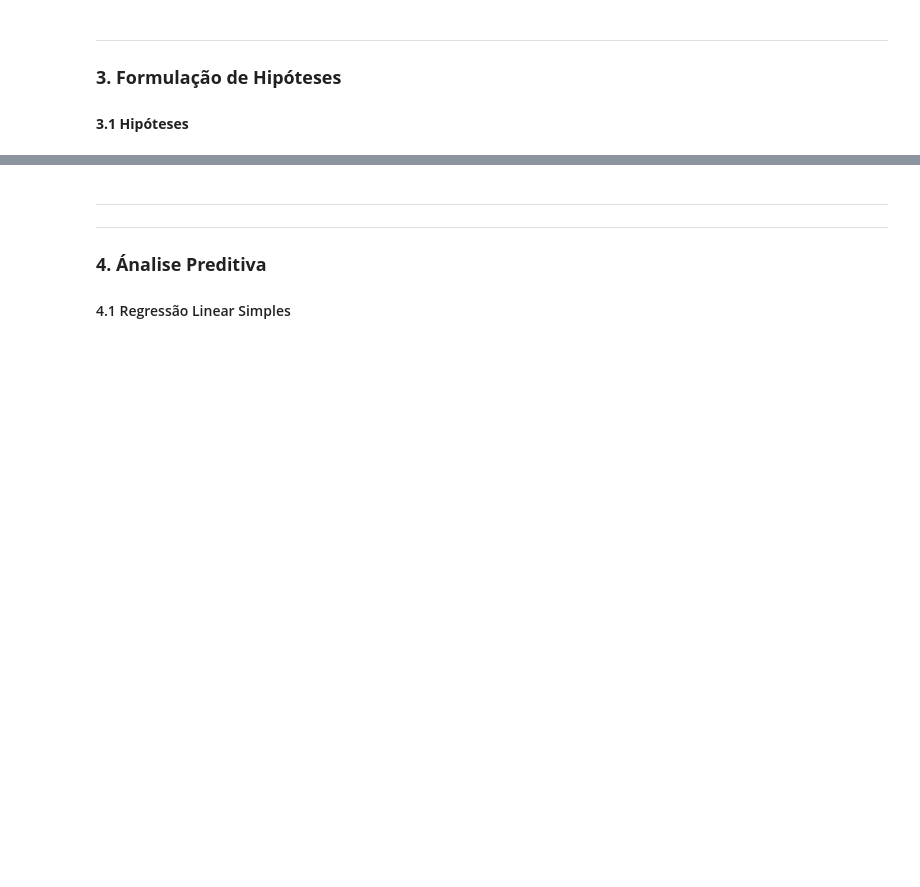
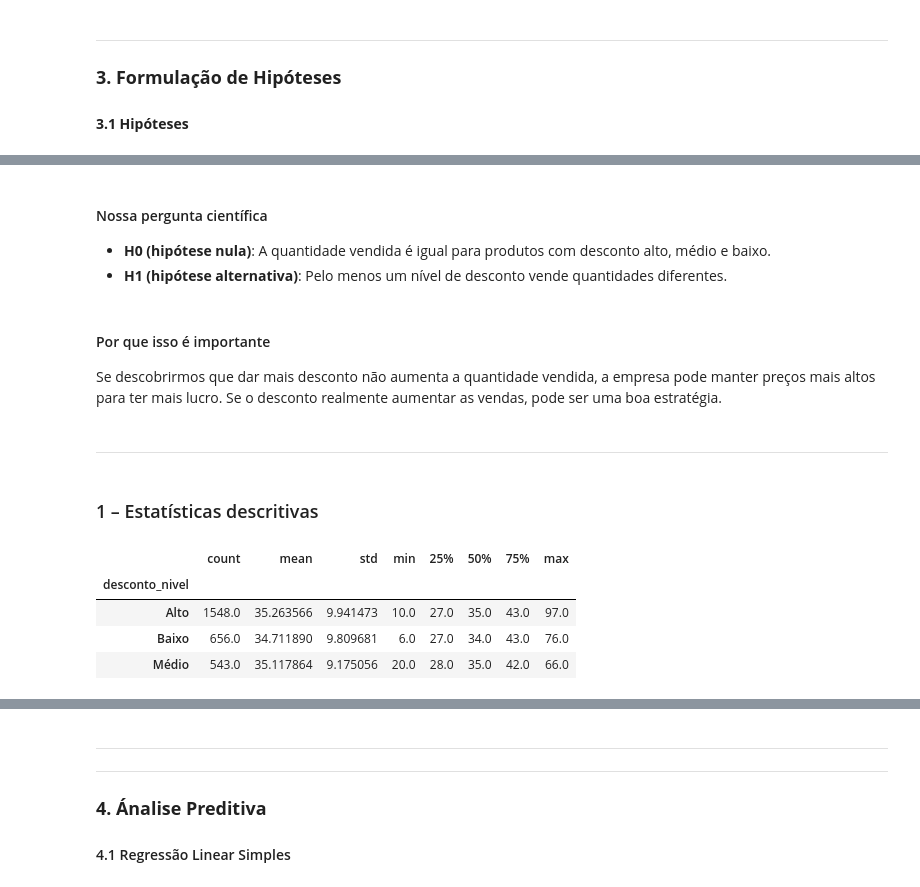
Before and after one commit to Michelyserras/Analise-vendas-automotivas, a Jupyter notebook: notebook/AnaliseAutomotiva.ipynb, the cells around one changed output, grey strips where cells are left out. Drawn from its saved outputs; the diff is of its cells as text; code cells hidden in the pictures; blank space fills up the shorter version.

```diff
--- a/notebook/AnaliseAutomotiva.ipynb
+++ b/notebook/AnaliseAutomotiva.ipynb
@@ -445,0 +388,39 @@ Há diferença significativa nas medianas (Rejeitar H0)
+# %% [markdown]
+#### Nossa pergunta científica
+- **H0 (hipótese nula)**: A quantidade vendida é igual para produtos com desconto alto, médio e baixo.
+- **H1 (hipótese alternativa)**: Pelo menos um nível de desconto vende quantidades diferentes.
+# %% [markdown]
+#### Por que isso é importante
+Se descobrirmos que dar mais desconto não aumenta a quantidade vendida, a empresa pode manter preços mais altos para ter mais lucro. Se o desconto realmente aumentar as vendas, pode ser uma boa estratégia.
+# %% [markdown]
+---
+# %% [markdown]
+### 1 – Estatísticas descritivas
+# %%
+discount_stats = (
+    df.assign(discount_pct=(df["MSRP"] - df["PRICEEACH"]) / df["MSRP"])
+      .groupby("PRODUCTLINE")["discount_pct"]
+      .mean()
+)
+
+q = discount_stats.quantile([0.33, 0.66])
+
+discount_group = discount_stats.apply(
+    lambda v: "Alto"
+    if v >= q.loc[0.66]
+    else ("Baixo" if v <= q.loc[0.33] else "Médio")
+).to_dict()
+
+work_df = (
+    df[["PRODUCTLINE", "QUANTITYORDERED"]]
+      .assign(desconto_nivel=df["PRODUCTLINE"].map(discount_group))
+)
+
+desc = work_df.groupby("desconto_nivel")["QUANTITYORDERED"].describe()
+desc
+# %% [output]
+|  | count | mean | std | min | 25% | 50% | 75% | max |
+| desconto_nivel |  |  |  |  |  |  |  |  |
+| Alto | 1548.0 | 35.263566 | 9.941473 | 10.0 | 27.0 | 35.0 | 43.0 | 97.0 |
+| Baixo | 656.0 | 34.711890 | 9.809681 | 6.0 | 27.0 | 34.0 | 43.0 | 76.0 |
+| Médio | 543.0 | 35.117864 | 9.175056 | 20.0 | 28.0 | 35.0 | 42.0 | 66.0 |
```
Also changed, not shown: parts of 96 cells of this notebook.
